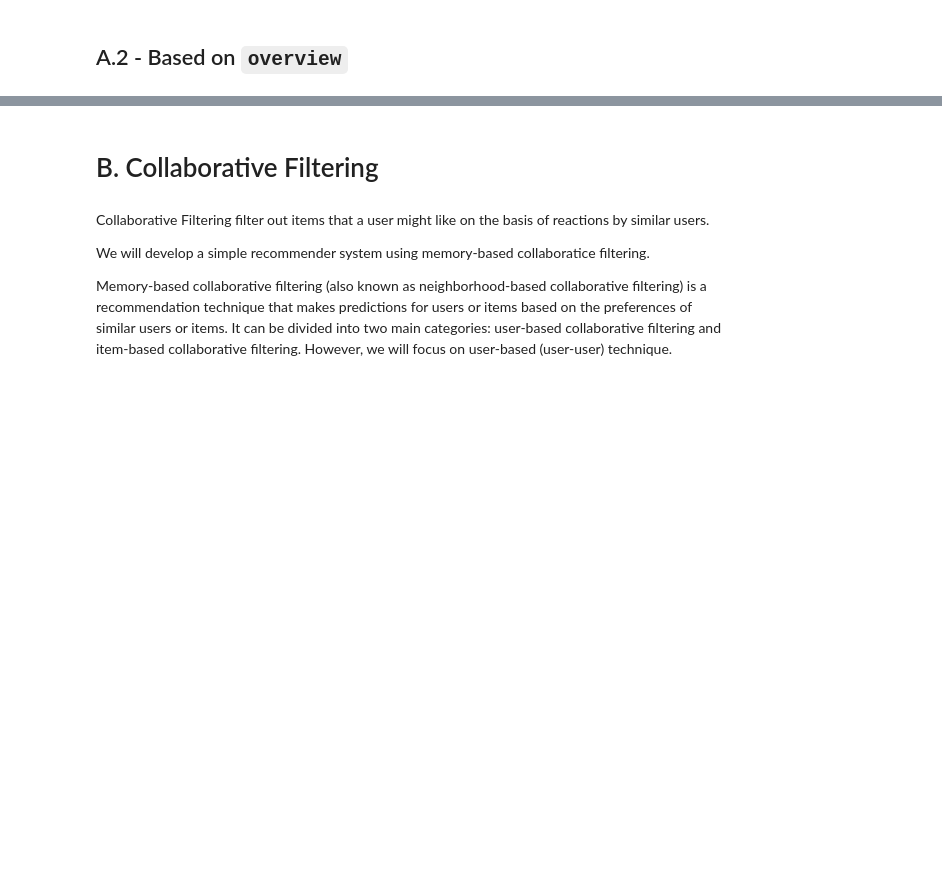
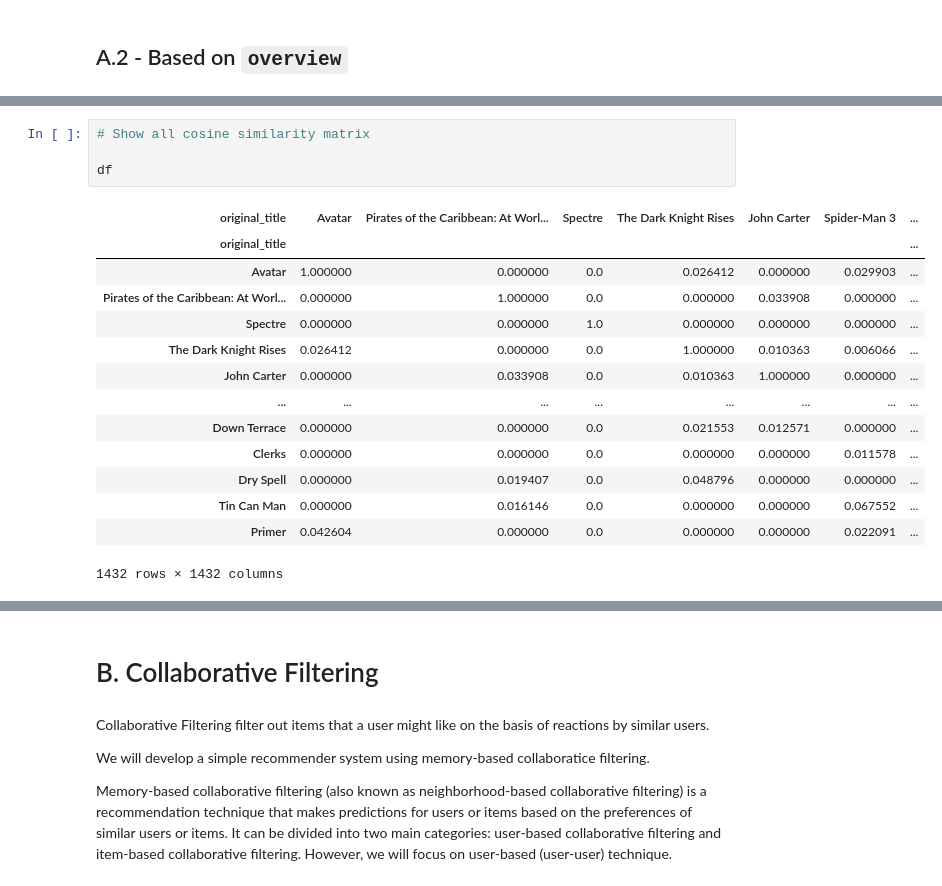
Before and after one commit to FTDS-learning-materials/phase-1, a Jupyter notebook: w3/P1W3D1AM - Recommender System.ipynb, the cells around one changed output, grey strips where cells are left out. Drawn from its saved outputs; the diff is of its cells as text; blank space fills up the shorter version.

```diff
--- a/w3/P1W3D1AM - Recommender System.ipynb
+++ b/w3/P1W3D1AM - Recommender System.ipynb
@@ -217,2 +283,21 @@ df.sample(5, axis=1).round(2)
 1432 rows × 5 columns
+# %%
+# Show all cosine similarity matrix
+
+df
+# %% [output]
+| original_title | Avatar | Pirates of the Caribbean: At Worl... | Spectre | The Dark Knight Rises | John Carter | Spider-Man 3 | ... |
+| original_title |  |  |  |  |  |  | ... |
+| Avatar | 1.000000 | 0.000000 | 0.0 | 0.026412 | 0.000000 | 0.029903 | ... |
+| Pirates of the Caribbean: At Worl... | 0.000000 | 1.000000 | 0.0 | 0.000000 | 0.033908 | 0.000000 | ... |
+| Spectre | 0.000000 | 0.000000 | 1.0 | 0.000000 | 0.000000 | 0.000000 | ... |
+| The Dark Knight Rises | 0.026412 | 0.000000 | 0.0 | 1.000000 | 0.010363 | 0.006066 | ... |
+| John Carter | 0.000000 | 0.033908 | 0.0 | 0.010363 | 1.000000 | 0.000000 | ... |
+| ... | ... | ... | ... | ... | ... | ... | ... |
+| Down Terrace | 0.000000 | 0.000000 | 0.0 | 0.021553 | 0.012571 | 0.000000 | ... |
+| Clerks | 0.000000 | 0.000000 | 0.0 | 0.000000 | 0.000000 | 0.011578 | ... |
+| Dry Spell | 0.000000 | 0.019407 | 0.0 | 0.048796 | 0.000000 | 0.000000 | ... |
+| Tin Can Man | 0.000000 | 0.016146 | 0.0 | 0.000000 | 0.000000 | 0.067552 | ... |
+| Primer | 0.042604 | 0.000000 | 0.0 | 0.000000 | 0.000000 | 0.022091 | ... |
+1432 rows × 1432 columns
 # %%
```
Also changed, not shown: parts of 59 cells of this notebook.
